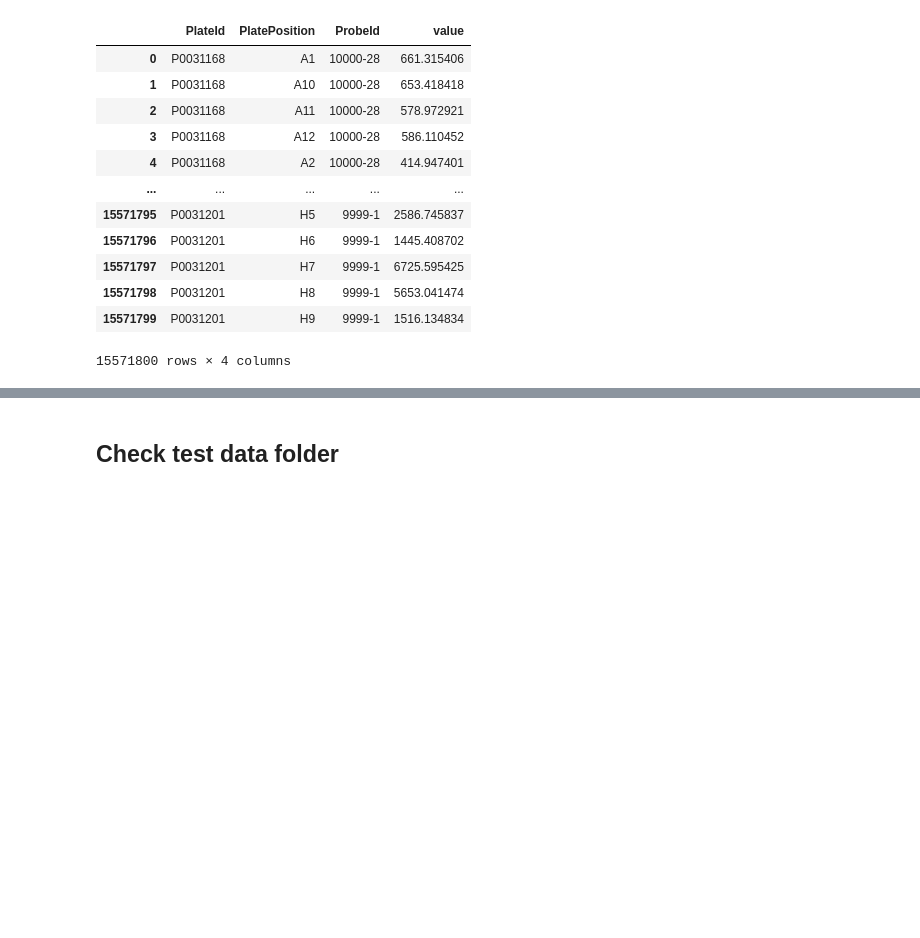
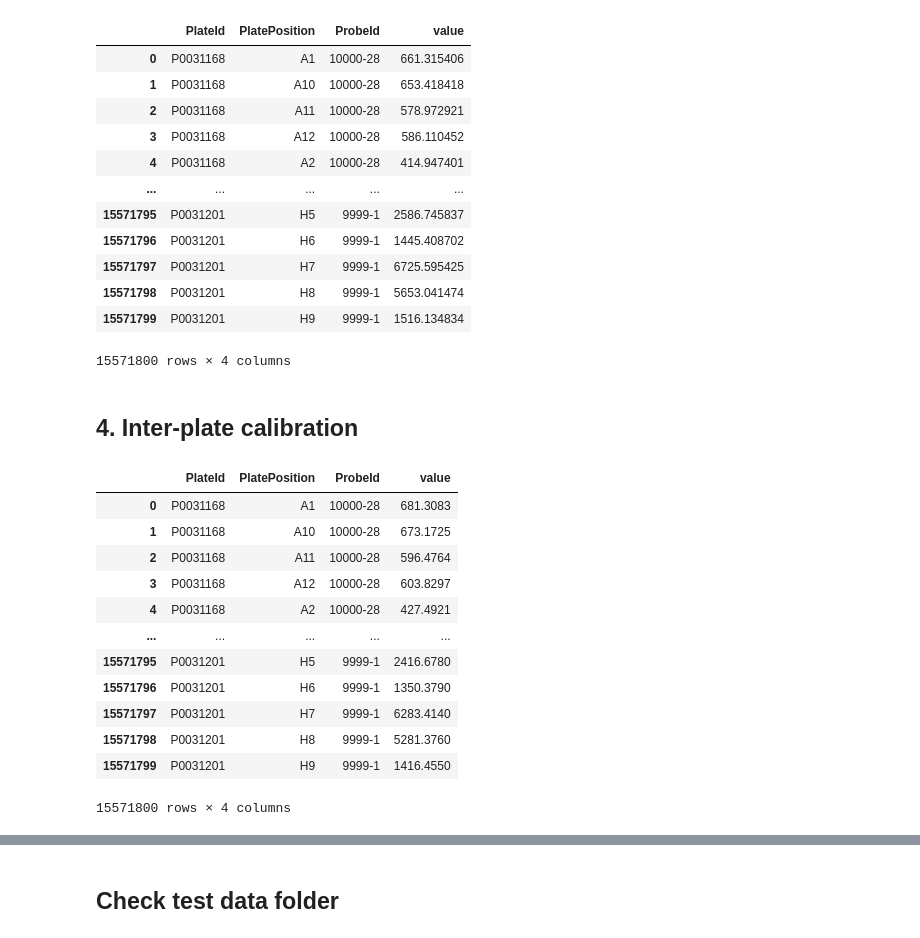
Before and after one commit to AnthonyOfSeattle/domino-somascan-pipeline, a Jupyter notebook: notebooks/2026_08_31_build_test_datasets.ipynb, the cells around one changed output, grey strips where cells are left out. Cells and saved outputs as stored; diff of their text form; code cells hidden in the pictures; blank space fills up the shorter version.

```diff
--- a/notebooks/2026_08_31_build_test_datasets.ipynb
+++ b/notebooks/2026_08_31_build_test_datasets.ipynb
@@ -277,3 +277,5 @@ measurements_joined["value_diff_ppm"] = 1e6 * (
 ) / measurements_joined.value_expected
 
 assert measurements_joined.value_diff_ppm.max() < 1
+# %% [markdown]
+## 4. Inter-plate calibration
@@ -279,0 +306,16 @@ assert measurements_joined.value_diff_ppm.max() < 1
+# %%
+measurements_expected
+# %% [output]
+|  | PlateId | PlatePosition | ProbeId | value |
+| 0 | P0031168 | A1 | 10000-28 | 681.3083 |
+| 1 | P0031168 | A10 | 10000-28 | 673.1725 |
+| 2 | P0031168 | A11 | 10000-28 | 596.4764 |
+| 3 | P0031168 | A12 | 10000-28 | 603.8297 |
+| 4 | P0031168 | A2 | 10000-28 | 427.4921 |
+| ... | ... | ... | ... | ... |
+| 15571795 | P0031201 | H5 | 9999-1 | 2416.6780 |
+| 15571796 | P0031201 | H6 | 9999-1 | 1350.3790 |
+| 15571797 | P0031201 | H7 | 9999-1 | 6283.4140 |
+| 15571798 | P0031201 | H8 | 9999-1 | 5281.3760 |
+| 15571799 | P0031201 | H9 | 9999-1 | 1416.4550 |
+15571800 rows × 4 columns
```
Also changed, not shown: parts of 8 cells of this notebook, 1 other file.
